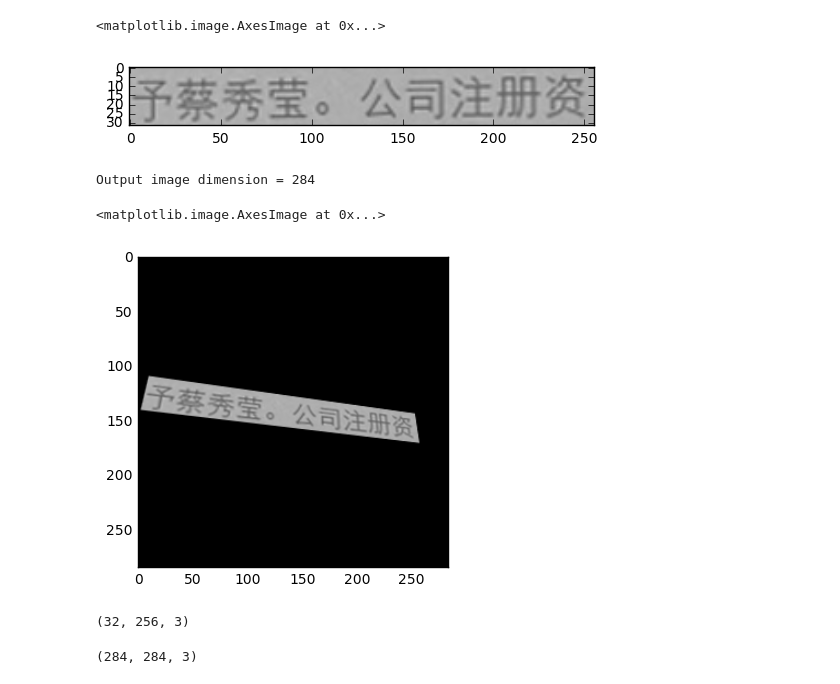
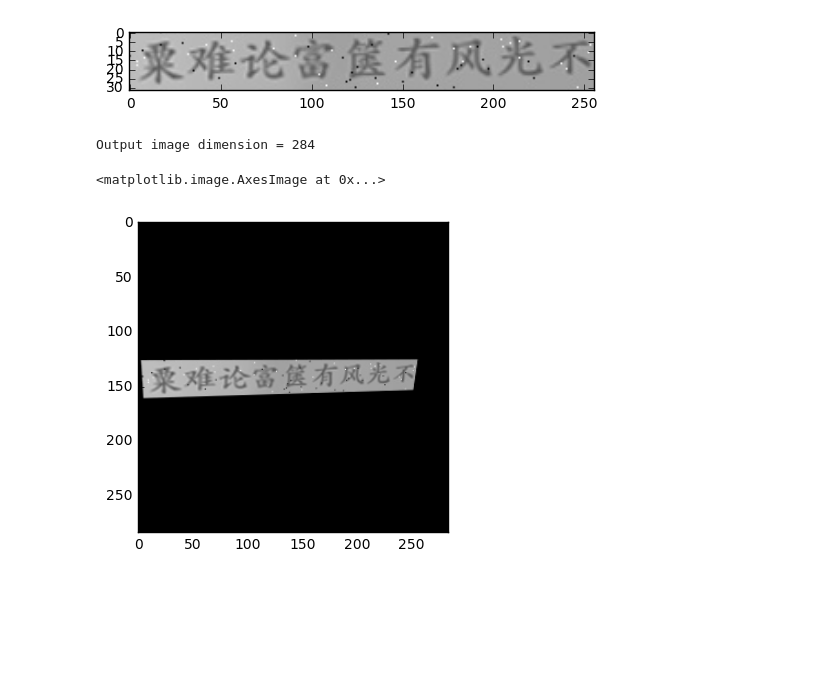
Before and after one commit to Sanster/text_renderer, a Jupyter notebook: perspective.ipynb, the cells around one changed output. Drawn from its saved outputs; the diff is of its cells as text; code cells hidden in the pictures; blank space fills up the shorter version.

```diff
--- a/perspective.ipynb
+++ b/perspective.ipynb
@@ -125,27 +125,33 @@ def warpImage(src,theta, phi,gamma,scale,fovy,corners=None):
     sl = int(sl)
     print('Output image dimension = {}'.format(sl))
     dst = cv2.warpPerspective(src,M, (sl,sl));                  #Do actual image warp
-    return dst
+    return dst,M
+# %%
+def transform_pnts( pnts, M33):
+    """
+    :param pnts: 2D pnts, left-top, right-top, right-bottom, left-bottom
+    :param M33: output from transform_image()
+    :return: 2D pnts apply perspective transform
+    """
+    pnts = np.asarray(pnts, dtype=np.float32)
+    pnts = np.array([pnts])
+    dst_pnts = cv2.perspectiveTransform(pnts, M33)[0]
+
+    return dst_pnts
 # %%
-src    = cv2.imread('C:/jianweidata/ocr/text_renderer/output/default/00000009.jpg')
+src    = cv2.imread('C:\jianweidata\ocrdataset2\chn/00000009.jpg')
 src    = src[...,::-1] # BGR to RGB
 H,W,Nc = src.shape
 plt.imshow(src)
+
+pt = [[0,0],[0,255],[32,0],[32,255]]
 # %% [output]
-<matplotlib.image.AxesImage at 0x...>
-[figure, old version]
+[figure, new version]
 # %%
-imgwarped = warpImage(src, 1,25, 15, 1., 50)
+imgwarped,M = warpImage(src,3,-15, 15, 1, 50)
+newpt = transform_pnts(pt,M)
 plt.imshow(imgwarped)
 # %% [output]
 Output image dimension = 284
 <matplotlib.image.AxesImage at 0x...>
-[figure, old version]
+[figure, new version]
-# %%
-src.shape
-# %% [output]
-(32, 256, 3)
-# %%
-imgwarped.shape
-# %% [output]
-(284, 284, 3)
```
Also changed, not shown: parts of 5 cells of this notebook, 34 other files.
